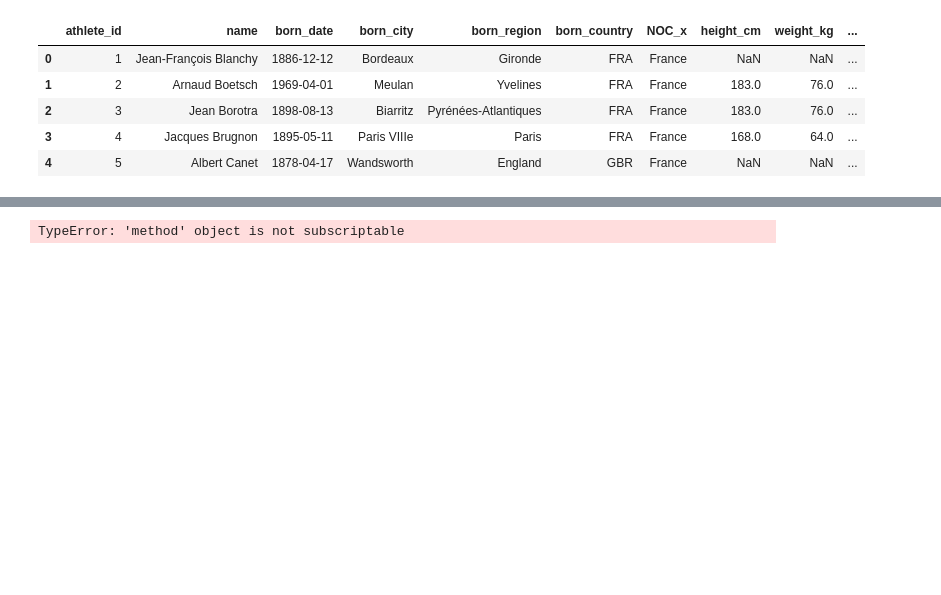
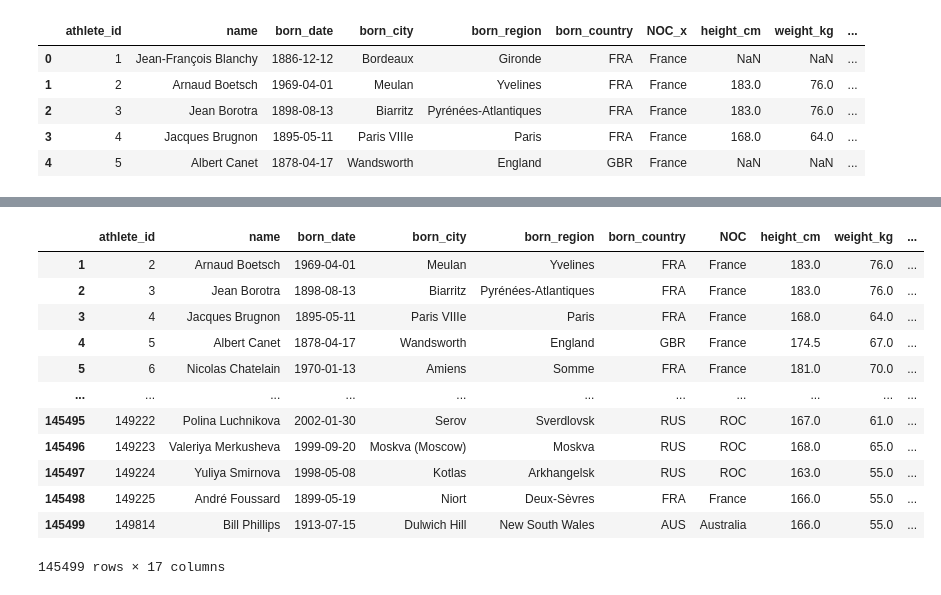
Before and after one commit to anusha928/Olympics_Dataset_Pandas_Project, a Jupyter notebook: olympics.ipynb, the cells around one changed output, grey strips where cells are left out. Cells and saved outputs as stored; diff of their text form; code cells hidden in the pictures; blank space fills up the shorter version.

Commit message:
Handling null value exercise

```diff
--- a/olympics.ipynb
+++ b/olympics.ipynb
@@ -281,6 +286,0 @@ TypeError: 'method' object is not subscriptable
-# %%
-# using interpolation
-
-bios_new['height_cm'] = bios_new['height_cm'].interpolate()
-# %% [output]
-TypeError: 'method' object is not subscriptable
@@ -286,0 +296,23 @@ TypeError: 'method' object is not subscriptable
+# %%
+bios_new['weight_kg'] = bios['weight_kg']
+# %%
+bios_new.loc[0,'weight_kg'] = 179
+# %%
+bios_new['weight_kg'] = bios_new['weight_kg'].interpolate()
+# bios_new.fillna(bios_new['height_cm'].mean()) fills with mean value
+# %%
+bios_new[bios_new['height_cm'].notna()]
+# %% [output]
+|  | athlete_id | name | born_date | born_city | born_region | born_country | NOC | height_cm | weight_kg | ... |
+| 1 | 2 | Arnaud Boetsch | 1969-04-01 | Meulan | Yvelines | FRA | France | 183.0 | 76.0 | ... |
+| 2 | 3 | Jean Borotra | 1898-08-13 | Biarritz | Pyrénées-Atlantiques | FRA | France | 183.0 | 76.0 | ... |
+| 3 | 4 | Jacques Brugnon | 1895-05-11 | Paris VIIIe | Paris | FRA | France | 168.0 | 64.0 | ... |
+| 4 | 5 | Albert Canet | 1878-04-17 | Wandsworth | England | GBR | France | 174.5 | 67.0 | ... |
+| 5 | 6 | Nicolas Chatelain | 1970-01-13 | Amiens | Somme | FRA | France | 181.0 | 70.0 | ... |
+| ... | ... | ... | ... | ... | ... | ... | ... | ... | ... | ... |
+| 145495 | 149222 | Polina Luchnikova | 2002-01-30 | Serov | Sverdlovsk | RUS | ROC | 167.0 | 61.0 | ... |
+| 145496 | 149223 | Valeriya Merkusheva | 1999-09-20 | Moskva (Moscow) | Moskva | RUS | ROC | 168.0 | 65.0 | ... |
+| 145497 | 149224 | Yuliya Smirnova | 1998-05-08 | Kotlas | Arkhangelsk | RUS | ROC | 163.0 | 55.0 | ... |
+| 145498 | 149225 | André Foussard | 1899-05-19 | Niort | Deux-Sèvres | FRA | France | 166.0 | 55.0 | ... |
+| 145499 | 149814 | Bill Phillips | 1913-07-15 | Dulwich Hill | New South Wales | AUS | Australia | 166.0 | 55.0 | ... |
+145499 rows × 17 columns
```
Also changed, not shown: parts of 5 cells of this notebook.
